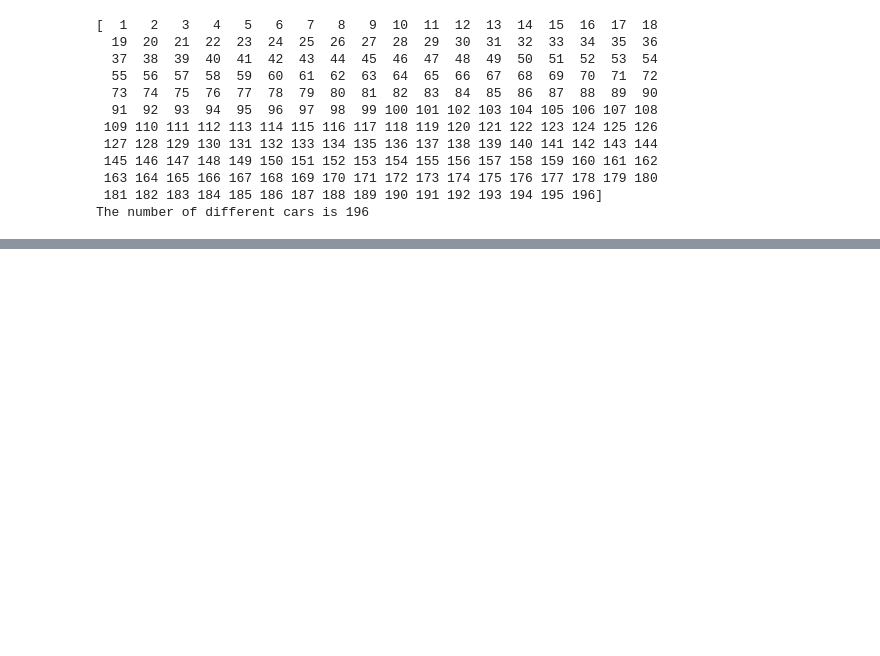
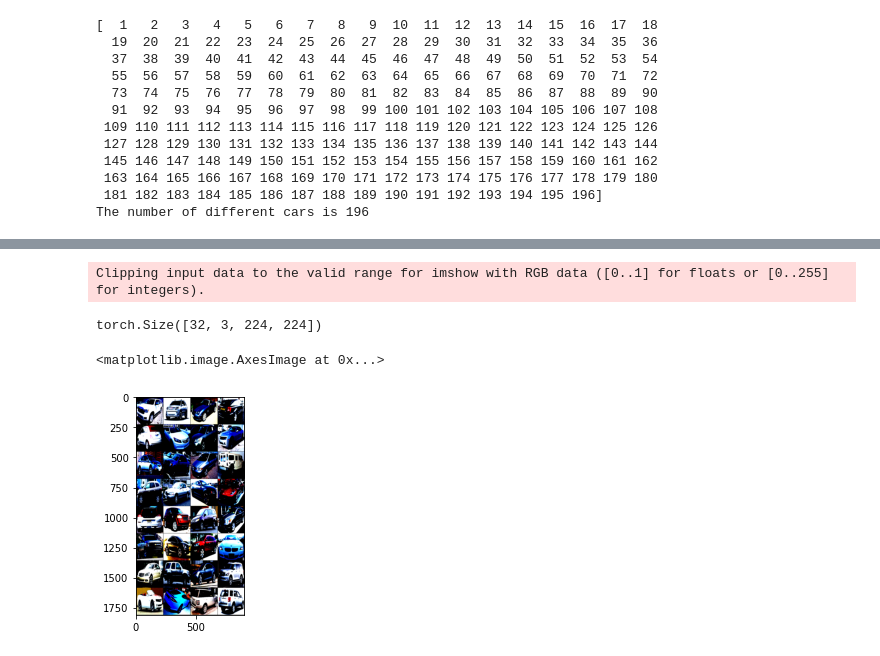
Before and after one commit to huaijiangzhu/SummerML, a Jupyter notebook: day9/car.ipynb, the cells around one changed output, grey strips where cells are left out. Saved outputs shown, nothing was run; the diff lists cells and outputs as text; code cells hidden in the pictures; blank space fills up the shorter version.

```diff
--- a/day9/car.ipynb
+++ b/day9/car.ipynb
@@ -150,0 +157,21 @@ print(glob.glob("/tmp/car_ims/valid/*"))
+# %%
+train_dir='/tmp/car_ims/train/'
+validation_dir='/tmp/car_ims/valid/'
+# %%
+trainset = datasets.ImageFolder(train_dir,transform=transforms.Compose([transforms.Resize((224,224)), transforms.ToTensor(),transforms.Normalize(mean=[0.485, 0.456, 0.406],std=[0.229, 0.224, 0.225])]))
+valset = datasets.ImageFolder(validation_dir, transform=transforms.Compose([transforms.Resize((224, 224)), transforms.ToTensor(),transforms.Normalize(mean=[0.485, 0.456, 0.406],std=[0.229, 0.224, 0.225])]))
+# %%
+batch_size=32
+test_batch_size=32
+train_loader = torch.utils.data.DataLoader(trainset,batch_size=batch_size, shuffle=True)
+val_loader = torch.utils.data.DataLoader(valset,batch_size=test_batch_size, shuffle=False)
+# %%
+(inp_tensor,label)= next(iter(train_loader))
+print(inp_tensor.size())
+grid_img = utils.make_grid(inp_tensor, nrow=4)
+plt.imshow(grid_img.permute(1, 2, 0))
+# %% [output]
+Clipping input data to the valid range for imshow with RGB data ([0..1] for floats or [0..255] for integers).
+torch.Size([32, 3, 224, 224])
+<matplotlib.image.AxesImage at 0x...>
+[figure, added]
```
Also changed, not shown: parts of 10 cells of this notebook.
